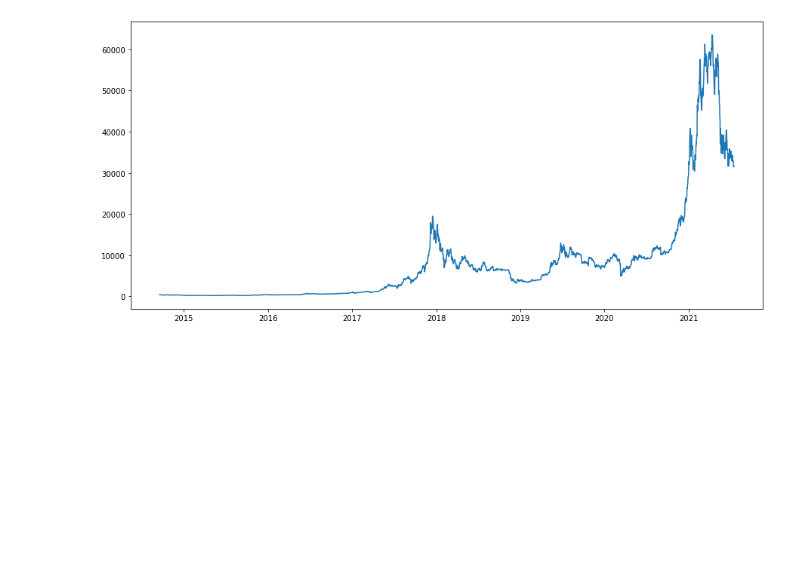
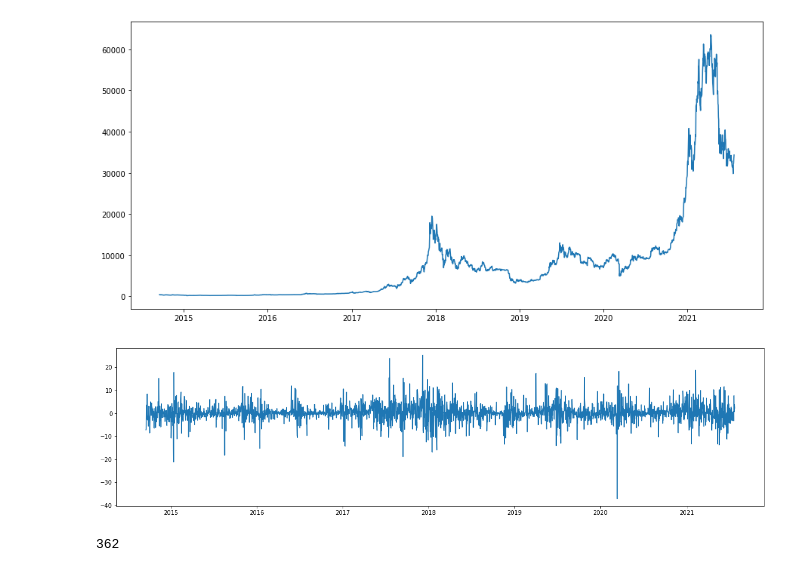
Before and after one commit to chibui191/bitcoin_volatility_forecasting, a Jupyter notebook: Notebooks/Exploratory/test.ipynb, the cells around one changed output. Cells and saved outputs as stored; diff of their text form; code cells hidden in the pictures; blank space fills up the shorter version.

```diff
--- a/Notebooks/Exploratory/test.ipynb
+++ b/Notebooks/Exploratory/test.ipynb
@@ -120,10 +41,22 @@ plt.show();
+# %%
+start = datetime(2010, 1, 1)
+end = datetime.today()
+
+tckr = 'btc-usd'
 # %%
-btcusd = yf.Ticker('btc-usd')
-btcusd_historical = btcusd.history(start=start,
+ticker = yf.Ticker(tckr)
+ticker_historical = ticker.history(start=start,
                                    end=end,
                                    interval="1d")
 
 plt.figure(figsize=(15,7))
-plt.plot(btcusd_historical.Close);
+plt.plot(ticker_historical.Close);
 # %% [output]
 [figure]
+# %%
+returns = 100 * ticker_historical.Close.pct_change().dropna()
+# %%
+plt.figure(figsize=(20,5))
+plt.plot(returns);
+# %% [output]
+[figure, added]
@@ -129,0 +72,4 @@ plt.plot(btcusd_historical.Close);
+# %%
+len(x_val)
+# %% [output]
+362
```
Also changed, not shown: parts of 45 cells of this notebook.
